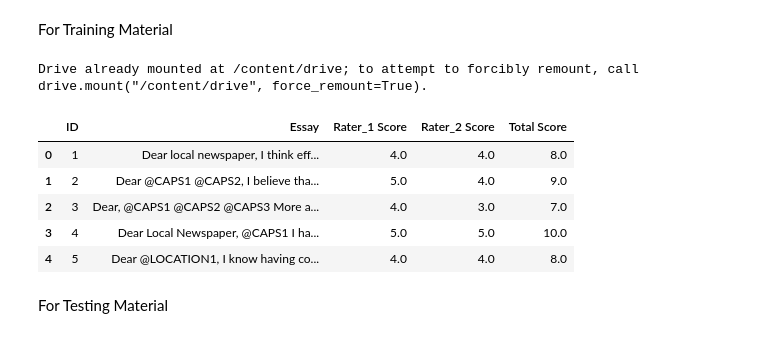
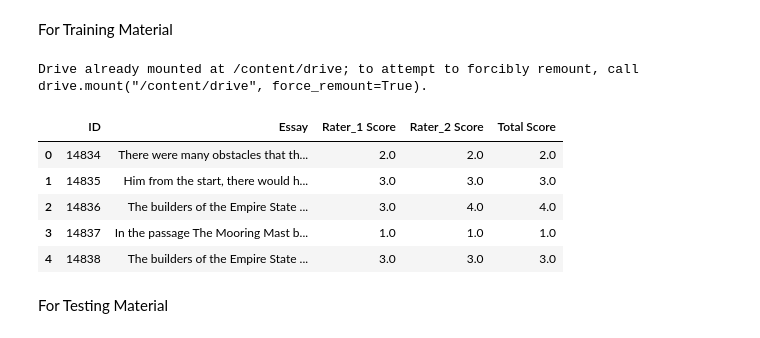
Before and after one commit to mustafabawany/IntelliTech, a Jupyter notebook: Feature_Engineering.ipynb, the cells around one changed output. Cells and saved outputs as stored; diff of their text form; code cells hidden in the pictures.

```diff
--- a/Feature_Engineering.ipynb
+++ b/Feature_Engineering.ipynb
@@ -75,16 +77,16 @@ For Training Material
 # %%
 from google.colab import drive
 drive.mount('/content/drive')
-Data_Essay_01 = pd.read_csv("/content/drive/MyDrive/IntelliTech-DataSet/EssaySet01.csv")
+Data_Essay_01 = pd.read_csv("/content/drive/MyDrive/IntelliTech-DataSet/EssaySet06.csv")
 Data_Essay_01.head()
 # %% [output]
 Drive already mounted at /content/drive; to attempt to forcibly remount, call drive.mount("/content/drive", force_remount=True).
 |  | ID | Essay | Rater_1 Score | Rater_2 Score | Total Score |
-| 0 | 1 | Dear local newspaper, I think eff... | 4.0 | 4.0 | 8.0 |
-| 1 | 2 | Dear @CAPS1 @CAPS2, I believe tha... | 5.0 | 4.0 | 9.0 |
-| 2 | 3 | Dear, @CAPS1 @CAPS2 @CAPS3 More a... | 4.0 | 3.0 | 7.0 |
-| 3 | 4 | Dear Local Newspaper, @CAPS1 I ha... | 5.0 | 5.0 | 10.0 |
-| 4 | 5 | Dear @LOCATION1, I know having co... | 4.0 | 4.0 | 8.0 |
+| 0 | 14834 | There were many obstacles that th... | 2.0 | 2.0 | 2.0 |
+| 1 | 14835 | Him from the start, there would h... | 3.0 | 3.0 | 3.0 |
+| 2 | 14836 | The builders of the Empire State ... | 3.0 | 4.0 | 4.0 |
+| 3 | 14837 | In the passage The Mooring Mast b... | 1.0 | 1.0 | 1.0 |
+| 4 | 14838 | The builders of the Empire State ... | 3.0 | 3.0 | 3.0 |
 # %% [markdown]
 For Testing Material
 # %%
```
Also changed, not shown: parts of 28 cells of this notebook, 4 other files.
